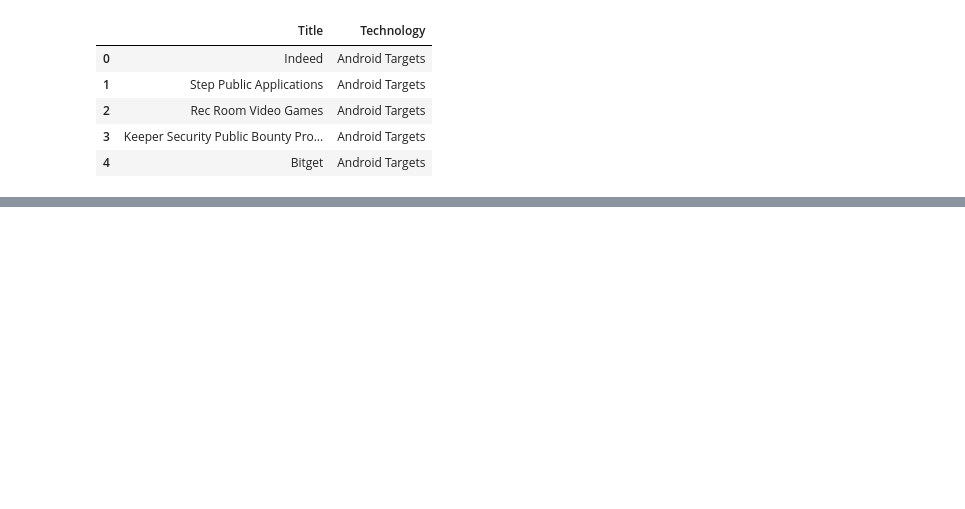
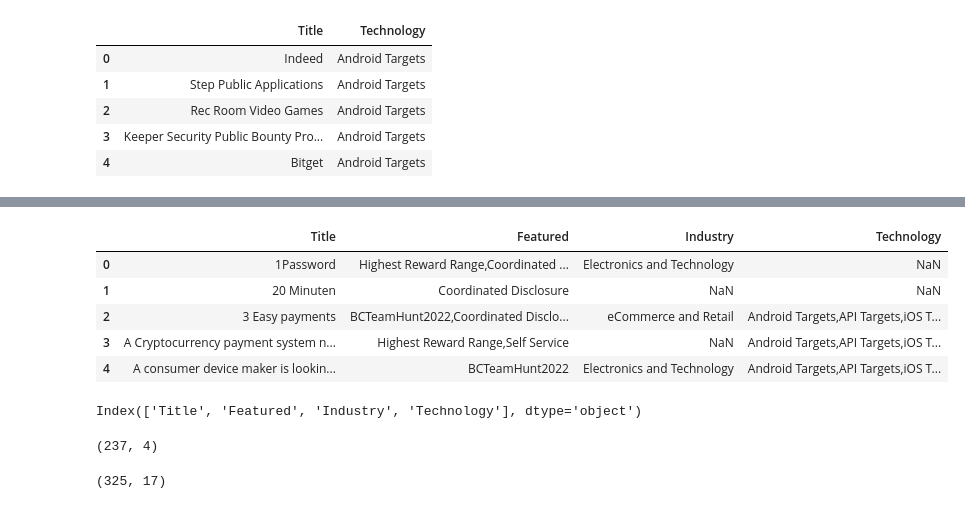
Before and after one commit to patrickahrend/data-analytics-bugcrowd, a Jupyter notebook: src/ultils.ipynb, the cells around one changed output, grey strips where cells are left out. Saved outputs shown, nothing was run; the diff lists cells and outputs as text; code cells hidden in the pictures; blank space fills up the shorter version.

```diff
--- a/src/ultils.ipynb
+++ b/src/ultils.ipynb
@@ -183,0 +252,2 @@ result_technology.head()
+# %%
+result_technology = result_technology.groupby("Title").agg(lambda x: ",".join(x)).reset_index()
@@ -183,0 +281,2 @@ result_technology.head()
+# %%
+result_features = result_df.groupby("Title").agg(lambda x: ",".join(x)).reset_index()
@@ -183,0 +292,19 @@ result_technology.head()
+# %%
+result = result_features.merge(result_industry,on='Title',how='outer').merge(result_technology,on='Title',how='outer')
+# %%
+result.head()
+# %% [output]
+|  | Title | Featured | Industry | Technology |
+| 0 | 1Password | Highest Reward Range,Coordinated ... | Electronics and Technology | NaN |
+| 1 | 20 Minuten | Coordinated Disclosure | NaN | NaN |
+| 2 | 3 Easy payments | BCTeamHunt2022,Coordinated Disclo... | eCommerce and Retail | Android Targets,API Targets,iOS T... |
+| 3 | A Cryptocurrency payment system n... | Highest Reward Range,Self Service | NaN | Android Targets,API Targets,iOS T... |
+| 4 | A consumer device maker is lookin... | BCTeamHunt2022 | Electronics and Technology | Android Targets,API Targets,iOS T... |
+# %%
+result.columns
+# %% [output]
+Index(['Title', 'Featured', 'Industry', 'Technology'], dtype='object')
+# %%
+result.shape
+# %% [output]
+(237, 4)
@@ -183,0 +315,4 @@ result_technology.head()
+# %%
+df_normal.shape
+# %% [output]
+(325, 17)
```
Also changed, not shown: parts of 21 cells of this notebook.
